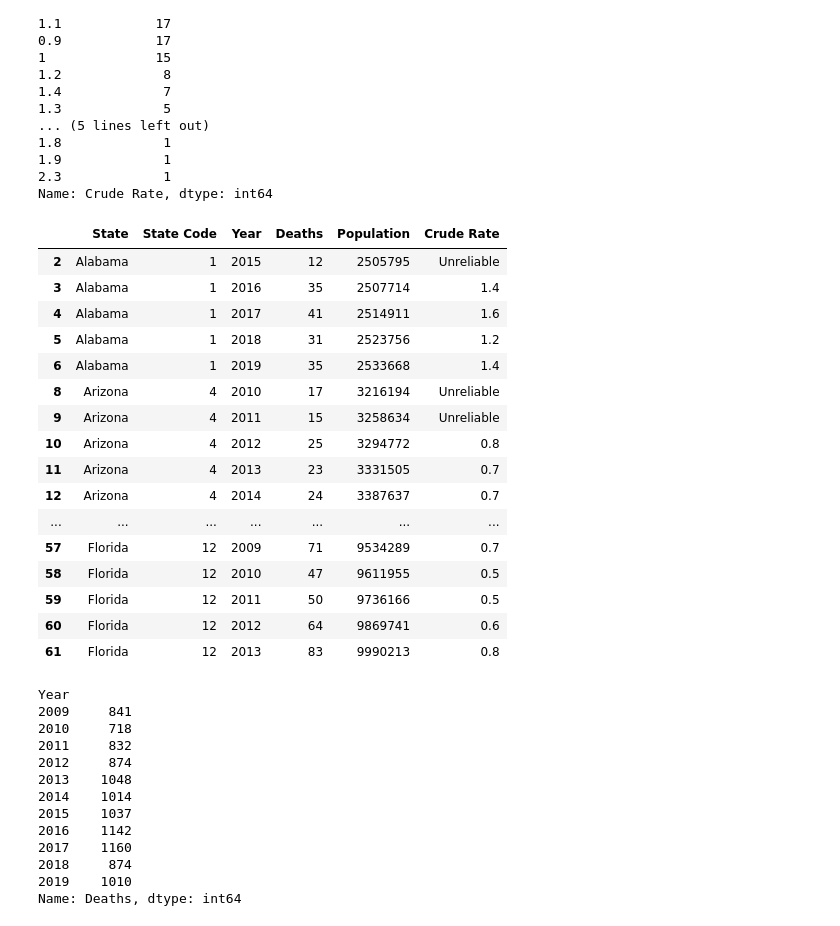
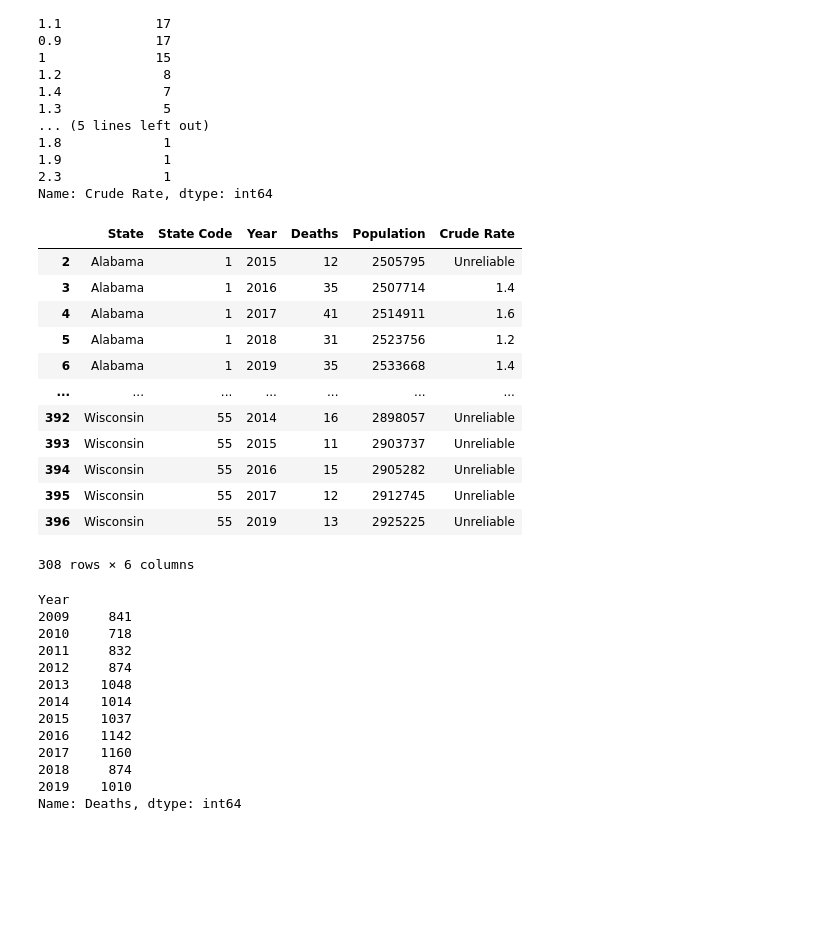
Before and after one commit to LeeProut/US-Maternal-Mortality, a Jupyter notebook: MMR_CDC.ipynb, the cells around one changed output. Saved outputs shown, nothing was run; the diff lists cells and outputs as text; code cells hidden in the pictures; blank space fills up the shorter version.

```diff
--- a/MMR_CDC.ipynb
+++ b/MMR_CDC.ipynb
@@ -113,26 +115,22 @@ Name: Crude Rate, dtype: int64
 # %%
 #use .loc to find just the years 2009-2019
 columns = ['State', 'State Code', 'Year', 'Deaths', 'Population', 'Crude Rate']
 mmr_range_df = mmr_df.loc[mmr_df["Year"] >= 2009, columns]
-mmr_range_df.head(50)
+mmr_range_df
 # %% [output]
 |  | State | State Code | Year | Deaths | Population | Crude Rate |
 | 2 | Alabama | 1 | 2015 | 12 | 2505795 | Unreliable |
 | 3 | Alabama | 1 | 2016 | 35 | 2507714 | 1.4 |
 | 4 | Alabama | 1 | 2017 | 41 | 2514911 | 1.6 |
 | 5 | Alabama | 1 | 2018 | 31 | 2523756 | 1.2 |
 | 6 | Alabama | 1 | 2019 | 35 | 2533668 | 1.4 |
-| 8 | Arizona | 4 | 2010 | 17 | 3216194 | Unreliable |
-| 9 | Arizona | 4 | 2011 | 15 | 3258634 | Unreliable |
-| 10 | Arizona | 4 | 2012 | 25 | 3294772 | 0.8 |
-| 11 | Arizona | 4 | 2013 | 23 | 3331505 | 0.7 |
-| 12 | Arizona | 4 | 2014 | 24 | 3387637 | 0.7 |
 | ... | ... | ... | ... | ... | ... | ... |
-| 57 | Florida | 12 | 2009 | 71 | 9534289 | 0.7 |
-| 58 | Florida | 12 | 2010 | 47 | 9611955 | 0.5 |
-| 59 | Florida | 12 | 2011 | 50 | 9736166 | 0.5 |
-| 60 | Florida | 12 | 2012 | 64 | 9869741 | 0.6 |
-| 61 | Florida | 12 | 2013 | 83 | 9990213 | 0.8 |
+| 392 | Wisconsin | 55 | 2014 | 16 | 2898057 | Unreliable |
+| 393 | Wisconsin | 55 | 2015 | 11 | 2903737 | Unreliable |
+| 394 | Wisconsin | 55 | 2016 | 15 | 2905282 | Unreliable |
+| 395 | Wisconsin | 55 | 2017 | 12 | 2912745 | Unreliable |
+| 396 | Wisconsin | 55 | 2019 | 13 | 2925225 | Unreliable |
+308 rows × 6 columns
 # %%
 #use groupby year to find total deaths for each year
 year_totals = mmr_range_df.groupby(["Year"])
```
Also changed, not shown: parts of 10 cells of this notebook, 4 other files.
